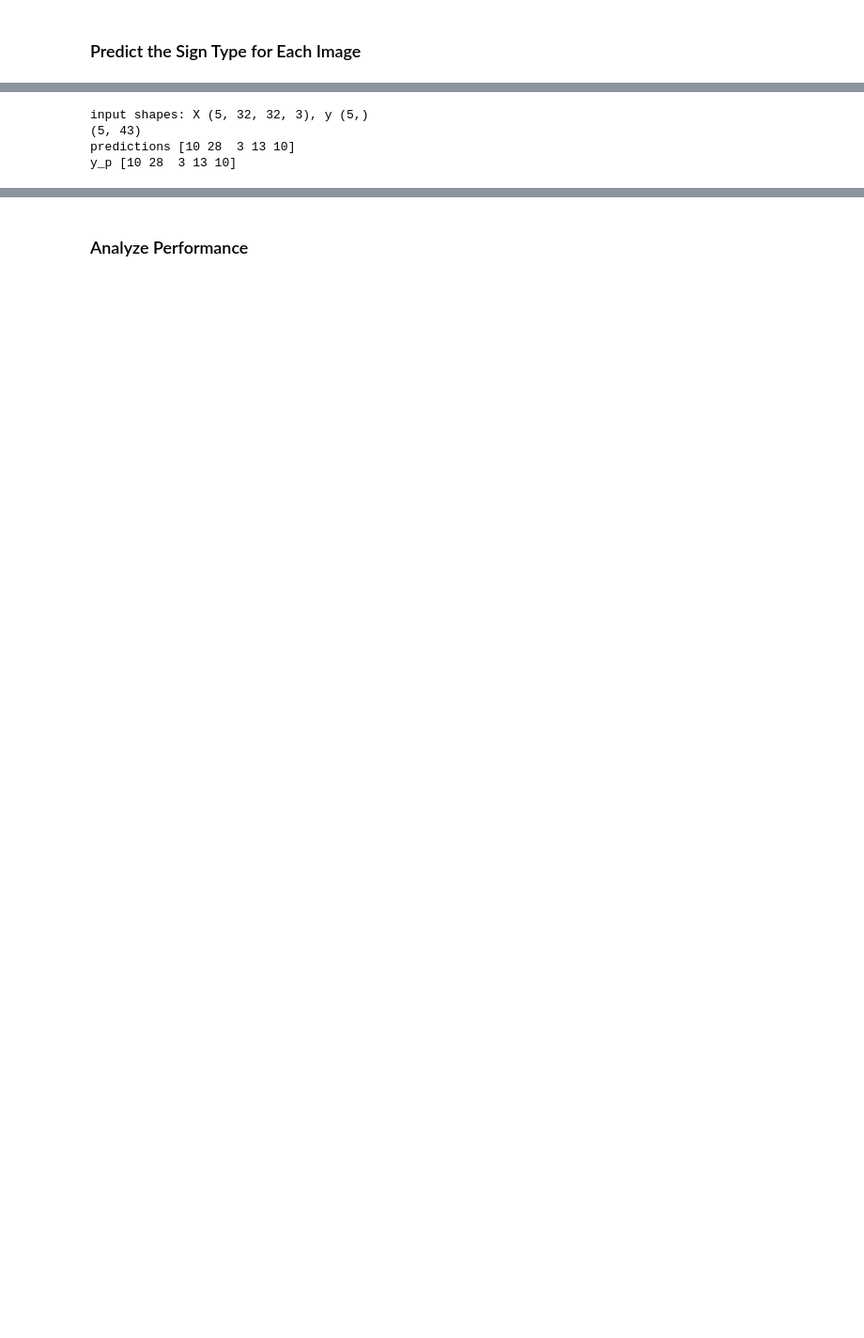
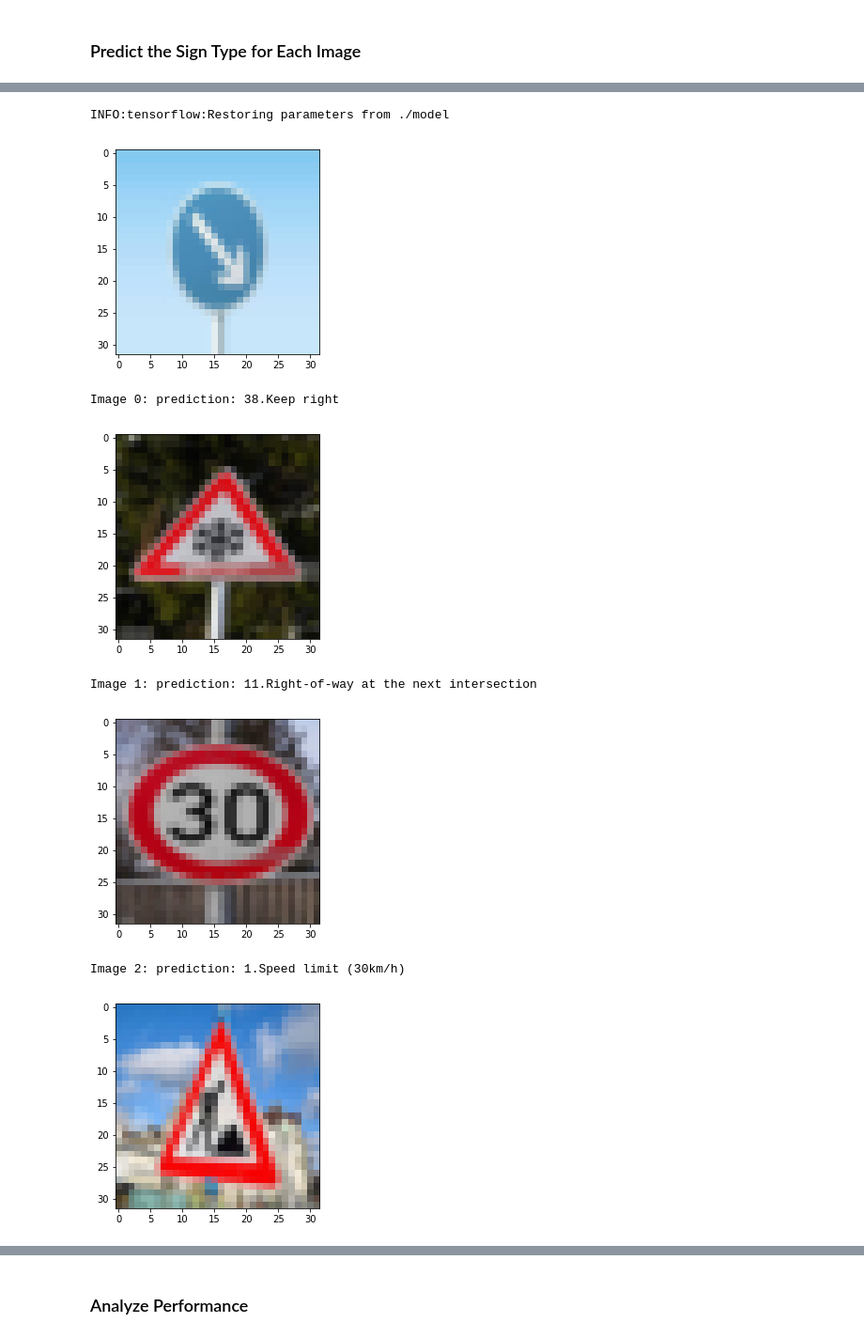
Before and after one commit to komerpoodari/CarND-Traffic-Sign-Classifier-Project, a Jupyter notebook: Traffic_Sign_Classifier.ipynb, the cells around one changed output, grey strips where cells are left out. Shown: that part at 94% size. Cells and saved outputs as stored; diff of their text form; code cells hidden in the pictures; blank space fills up the shorter version.

```diff
--- a/Traffic_Sign_Classifier.ipynb
+++ b/Traffic_Sign_Classifier.ipynb
@@ -531,24 +651,34 @@ one_hot_y_p = tf.one_hot(y_p, n_classes)
+# %%
+#pre-process the images
+X_tt = pre_process(X_t)
+
+#one hot encode y_p
+one_hot_y_t = tf.one_hot(y_t, n_classes)
 # %%
 ### Run the predictions here and use the model to output the prediction for each image.
 ### Make sure to pre-process the images with the same pre-processing pipeline used earlier.
 ### Feel free to use as many code cells as needed.
 #load the model
-saver = tf.train.Saver()
+
+
 with tf.Session() as sess:
     # Restore model from disk.
     saver.restore(sess, "./model")
-    # print("Model restored.")
-    # print ("")
-    print("input shapes: X {}, y {}".format(X_p.shape, y_p.shape))
-    soft_mx = predict(X_p, y_p)
-    print(soft_mx.shape)
+
+    soft_mx = predict(X_tt)
     label_results = np.argmax(soft_mx, axis = 1)
-    print ("predictions {}".format(label_results))
-    print("y_p {}".format(y_p))
-    #for indx in range (len (y_p)):
-    #    print("indx: {}, y_p: {}, soft_mx: {}".format(indx, y_p[indx], soft_mx[indx]))
+
+    for indx in range (X_t.shape[0]):
+        plot_image(X_t[indx])
+        print("Image {}: prediction: {}.{}".format(indx, label_results[indx], get_class_desc(label_results[indx])))
+        print()
+        print()
 # %% [output]
-input shapes: X (5, 32, 32, 3), y (5,)
-(5, 43)
-predictions [10 28  3 13 10]
-y_p [10 28  3 13 10]
+INFO:tensorflow:Restoring parameters from ./model
+[figure, added]
+Image 0: prediction: 38.Keep right
+[figure, added]
+Image 1: prediction: 11.Right-of-way at the next intersection
+[figure, added]
+Image 2: prediction: 1.Speed limit (30km/h)
+[figure, added]
```
Also changed, not shown: parts of 21 cells of this notebook.
